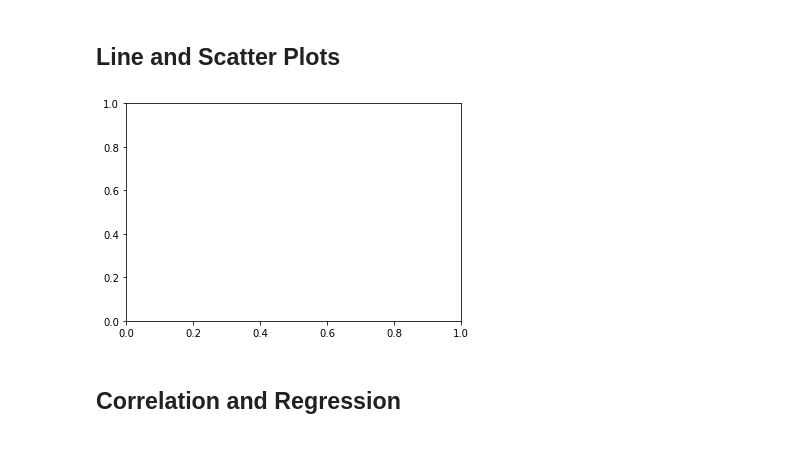
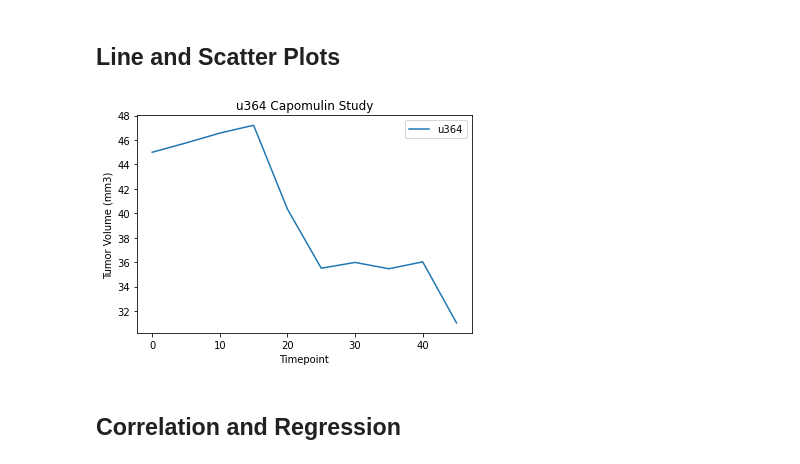
Before and after one commit to MahatmaK/Homework5, a Jupyter notebook: Pymaceuticals/pymaceuticals_starter.ipynb, the cells around one changed output. Saved outputs shown, nothing was run; the diff lists cells and outputs as text; code cells hidden in the pictures.

```diff
--- a/Pymaceuticals/pymaceuticals_starter.ipynb
+++ b/Pymaceuticals/pymaceuticals_starter.ipynb
@@ -321,11 +319,31 @@ for drug in drugs:
 # %% [markdown]
 ## Line and Scatter Plots
-# %%
-# Generate a line plot of tumor volume vs. time point for a mouse treated with Capomulin
-times = [96,98,100,105,85,88,95,100,101,102,97,98,5]
-fig1, ax1 = plt.subplots()
-# %% [output]
-[figure, removed]
+# %%
+# Generate a line plot of tumor volume vs. time point for a mouse treated with Capomulin
+
+#Create dataframe for Capomulin drug
+capomulin_df = clean_data.loc[(clean_data['Drug Regimen']=='Capomulin'),:]
+
+#Randomly generate index of a mouse we want to chart
+mouse_index = random.randint(0,len(capomulin_df))
+
+#Pull Mouse_ID of a Capomulin mouse
+mouse = capomulin_df.iloc[mouse_index,0]
+
+#Get tumor volume and time points of mouse
+capomulin_df = capomulin_df.set_index('Mouse_ID')
+tumor_vol = capomulin_df.loc[mouse,"Tumor Volume (mm3)"].tolist()
+time_points = capomulin_df.loc[mouse,"Timepoint"].tolist()
+
+#Create line plot
+mouse_plot, = plt.plot(time_points, tumor_vol, label = mouse)
+plt.title(f'{mouse} Capomulin Study')
+plt.xlabel("Timepoint")
+plt.ylabel("Tumor Volume (mm3)")
+plt.legend(handles = [mouse_plot],loc='best')
+plt.show()
+# %% [output]
+[figure, added]
 # %%
 # Generate a scatter plot of average tumor volume vs. mouse weight for the Capomulin regimen
 # %% [markdown]
```
Also changed, not shown: parts of 5 cells of this notebook, 2 other files.
